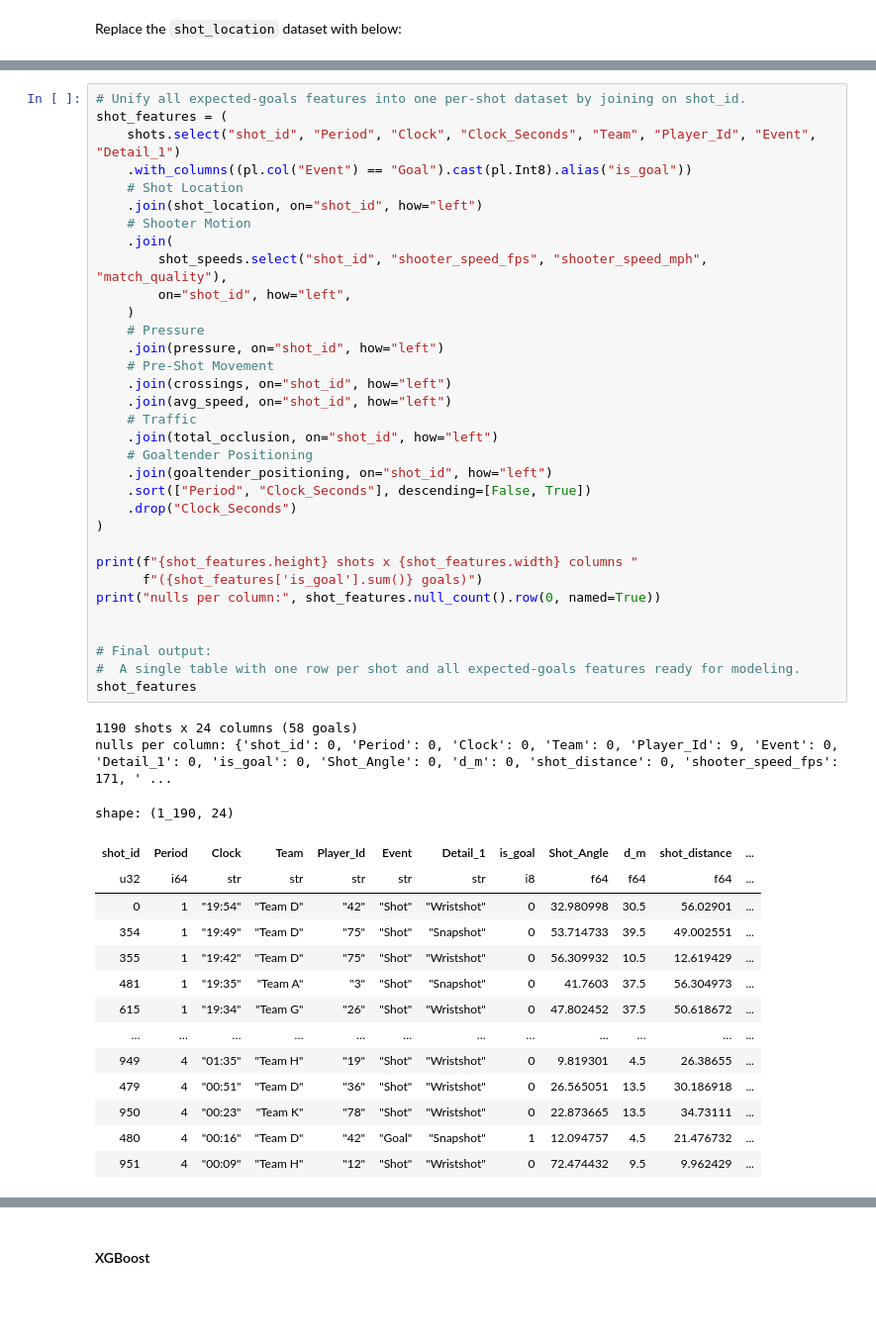
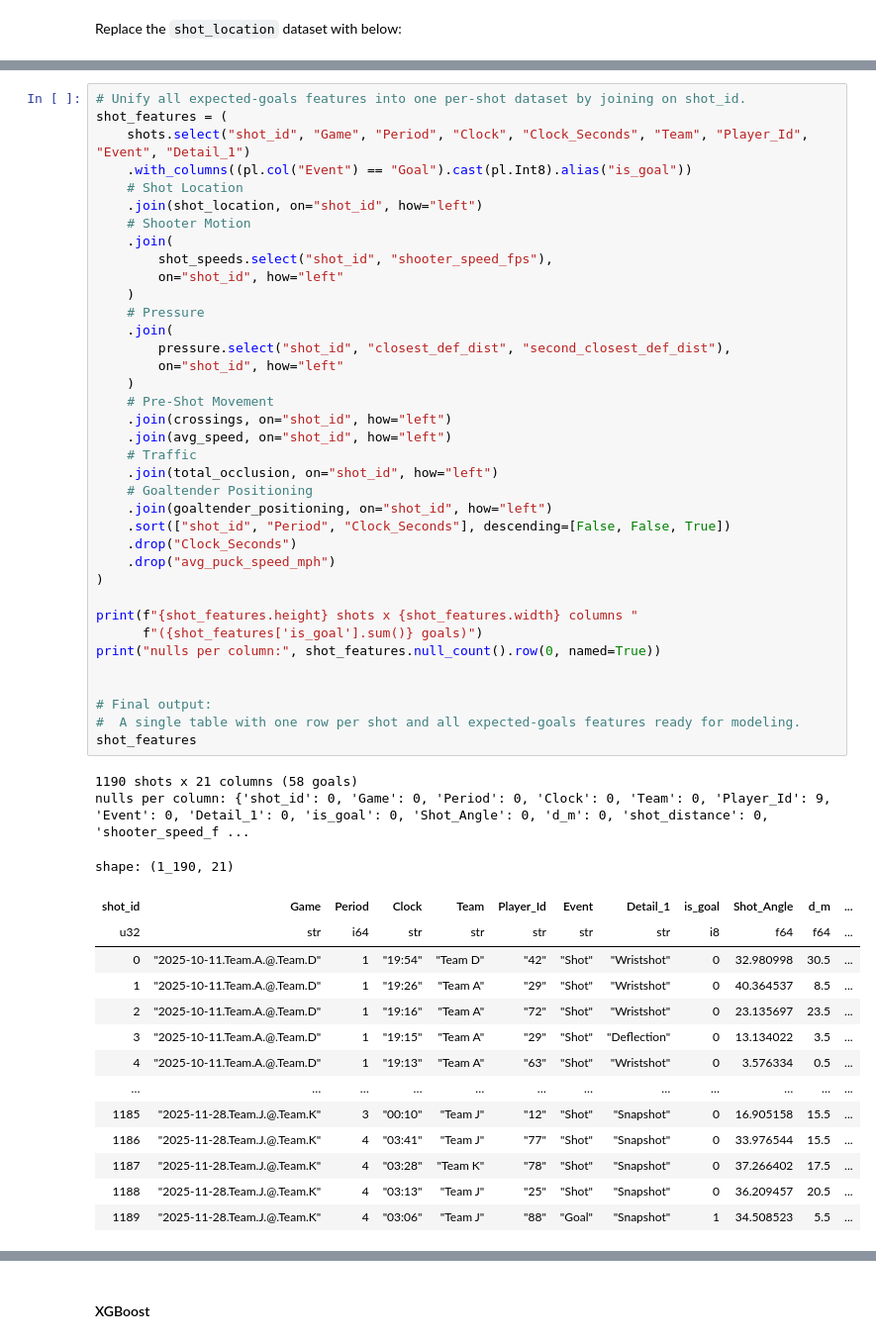
Before and after one commit to howardbaik/player-tracking-data, a Jupyter notebook: feature-based-expected-goals.ipynb, the cells around one changed output, grey strips where cells are left out. Shown at 99% size. Saved outputs shown, nothing was run; the diff lists cells and outputs as text; blank space fills up the shorter version.

```diff
--- a/feature-based-expected-goals.ipynb
+++ b/feature-based-expected-goals.ipynb
@@ -1206,50 +1015,54 @@ shot_location = (
 # %%
 # Unify all expected-goals features into one per-shot dataset by joining on shot_id.
 shot_features = (
-    shots.select("shot_id", "Period", "Clock", "Clock_Seconds", "Team", "Player_Id", "Event", "Detail_1")
+    shots.select("shot_id", "Game", "Period", "Clock", "Clock_Seconds", "Team", "Player_Id", "Event", "Detail_1")
     .with_columns((pl.col("Event") == "Goal").cast(pl.Int8).alias("is_goal"))
     # Shot Location
     .join(shot_location, on="shot_id", how="left")
     # Shooter Motion
     .join(
-        shot_speeds.select("shot_id", "shooter_speed_fps", "shooter_speed_mph", "match_quality"),
-        on="shot_id", how="left",
+        shot_speeds.select("shot_id", "shooter_speed_fps"),
+        on="shot_id", how="left"
     )
     # Pressure
-    .join(pressure, on="shot_id", how="left")
+    .join(
+        pressure.select("shot_id", "closest_def_dist", "second_closest_def_dist"),
+        on="shot_id", how="left"
+    )
     # Pre-Shot Movement
     .join(crossings, on="shot_id", how="left")
     .join(avg_speed, on="shot_id", how="left")
     # Traffic
     .join(total_occlusion, on="shot_id", how="left")
     # Goaltender Positioning
     .join(goaltender_positioning, on="shot_id", how="left")
-    .sort(["Period", "Clock_Seconds"], descending=[False, True])
+    .sort(["shot_id", "Period", "Clock_Seconds"], descending=[False, False, True])
     .drop("Clock_Seconds")
+    .drop("avg_puck_speed_mph")
 )
 
 print(f"{shot_features.height} shots x {shot_features.width} columns "
       f"({shot_features['is_goal'].sum()} goals)")
 print("nulls per column:", shot_features.null_count().row(0, named=True))
 
 
 # Final output:
 #  A single table with one row per shot and all expected-goals features ready for modeling.
 shot_features
 # %% [output]
-1190 shots x 24 columns (58 goals)
-nulls per column: {'shot_id': 0, 'Period': 0, 'Clock': 0, 'Team': 0, 'Player_Id': 9, 'Event': 0, 'Detail_1': 0, 'is_goal': 0, 'Shot_Angle': 0, 'd_m': 0, 'shot_distance': 0, 'shooter_speed_fps': 171, ' ...
+1190 shots x 21 columns (58 goals)
+nulls per column: {'shot_id': 0, 'Game': 0, 'Period': 0, 'Clock': 0, 'Team': 0, 'Player_Id': 9, 'Event': 0, 'Detail_1': 0, 'is_goal': 0, 'Shot_Angle': 0, 'd_m': 0, 'shot_distance': 0, 'shooter_speed_f ...
-shape: (1_190, 24)
+shape: (1_190, 21)
-| shot_id | Period | Clock | Team | Player_Id | Event | Detail_1 | is_goal | Shot_Angle | d_m | shot_distance | ... |
-| u32 | i64 | str | str | str | str | str | i8 | f64 | f64 | f64 | ... |
-| 0 | 1 | "19:54" | "Team D" | "42" | "Shot" | "Wristshot" | 0 | 32.980998 | 30.5 | 56.02901 | ... |
-| 354 | 1 | "19:49" | "Team D" | "75" | "Shot" | "Snapshot" | 0 | 53.714733 | 39.5 | 49.002551 | ... |
-| 355 | 1 | "19:42" | "Team D" | "75" | "Shot" | "Wristshot" | 0 | 56.309932 | 10.5 | 12.619429 | ... |
-| 481 | 1 | "19:35" | "Team A" | "3" | "Shot" | "Snapshot" | 0 | 41.7603 | 37.5 | 56.304973 | ... |
-| 615 | 1 | "19:34" | "Team G" | "26" | "Shot" | "Wristshot" | 0 | 47.802452 | 37.5 | 50.618672 | ... |
+| shot_id | Game | Period | Clock | Team | Player_Id | Event | Detail_1 | is_goal | Shot_Angle | d_m | ... |
+| u32 | str | i64 | str | str | str | str | str | i8 | f64 | f64 | ... |
+| 0 | "2025-10-11.Team.A.@.Team.D" | 1 | "19:54" | "Team D" | "42" | "Shot" | "Wristshot" | 0 | 32.980998 | 30.5 | ... |
+| 1 | "2025-10-11.Team.A.@.Team.D" | 1 | "19:26" | "Team A" | "29" | "Shot" | "Wristshot" | 0 | 40.364537 | 8.5 | ... |
+| 2 | "2025-10-11.Team.A.@.Team.D" | 1 | "19:16" | "Team A" | "72" | "Shot" | "Wristshot" | 0 | 23.135697 | 23.5 | ... |
+| 3 | "2025-10-11.Team.A.@.Team.D" | 1 | "19:15" | "Team A" | "29" | "Shot" | "Deflection" | 0 | 13.134022 | 3.5 | ... |
+| 4 | "2025-10-11.Team.A.@.Team.D" | 1 | "19:13" | "Team A" | "63" | "Shot" | "Wristshot" | 0 | 3.576334 | 0.5 | ... |
 | … | … | … | … | … | … | … | … | … | … | … | ... |
-| 949 | 4 | "01:35" | "Team H" | "19" | "Shot" | "Wristshot" | 0 | 9.819301 | 4.5 | 26.38655 | ... |
-| 479 | 4 | "00:51" | "Team D" | "36" | "Shot" | "Wristshot" | 0 | 26.565051 | 13.5 | 30.186918 | ... |
-| 950 | 4 | "00:23" | "Team K" | "78" | "Shot" | "Wristshot" | 0 | 22.873665 | 13.5 | 34.73111 | ... |
-| 480 | 4 | "00:16" | "Team D" | "42" | "Goal" | "Snapshot" | 1 | 12.094757 | 4.5 | 21.476732 | ... |
-| 951 | 4 | "00:09" | "Team H" | "12" | "Shot" | "Wristshot" | 0 | 72.474432 | 9.5 | 9.962429 | ... |
+| 1185 | "2025-11-28.Team.J.@.Team.K" | 3 | "00:10" | "Team J" | "12" | "Shot" | "Snapshot" | 0 | 16.905158 | 15.5 | ... |
+| 1186 | "2025-11-28.Team.J.@.Team.K" | 4 | "03:41" | "Team J" | "77" | "Shot" | "Snapshot" | 0 | 33.976544 | 15.5 | ... |
+| 1187 | "2025-11-28.Team.J.@.Team.K" | 4 | "03:28" | "Team K" | "78" | "Shot" | "Snapshot" | 0 | 37.266402 | 17.5 | ... |
+| 1188 | "2025-11-28.Team.J.@.Team.K" | 4 | "03:13" | "Team J" | "25" | "Shot" | "Snapshot" | 0 | 36.209457 | 20.5 | ... |
+| 1189 | "2025-11-28.Team.J.@.Team.K" | 4 | "03:06" | "Team J" | "88" | "Goal" | "Snapshot" | 1 | 34.508523 | 5.5 | ... |
```
Also changed, not shown: parts of 26 cells of this notebook, 2 other files.
